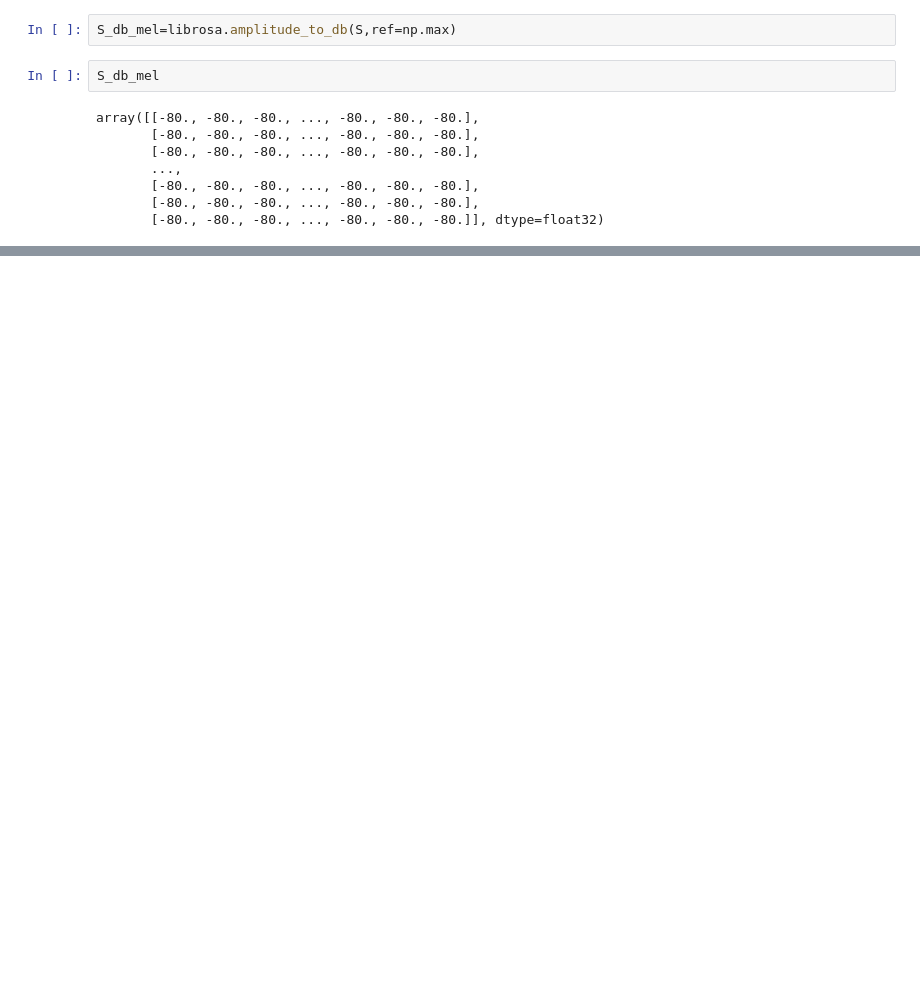
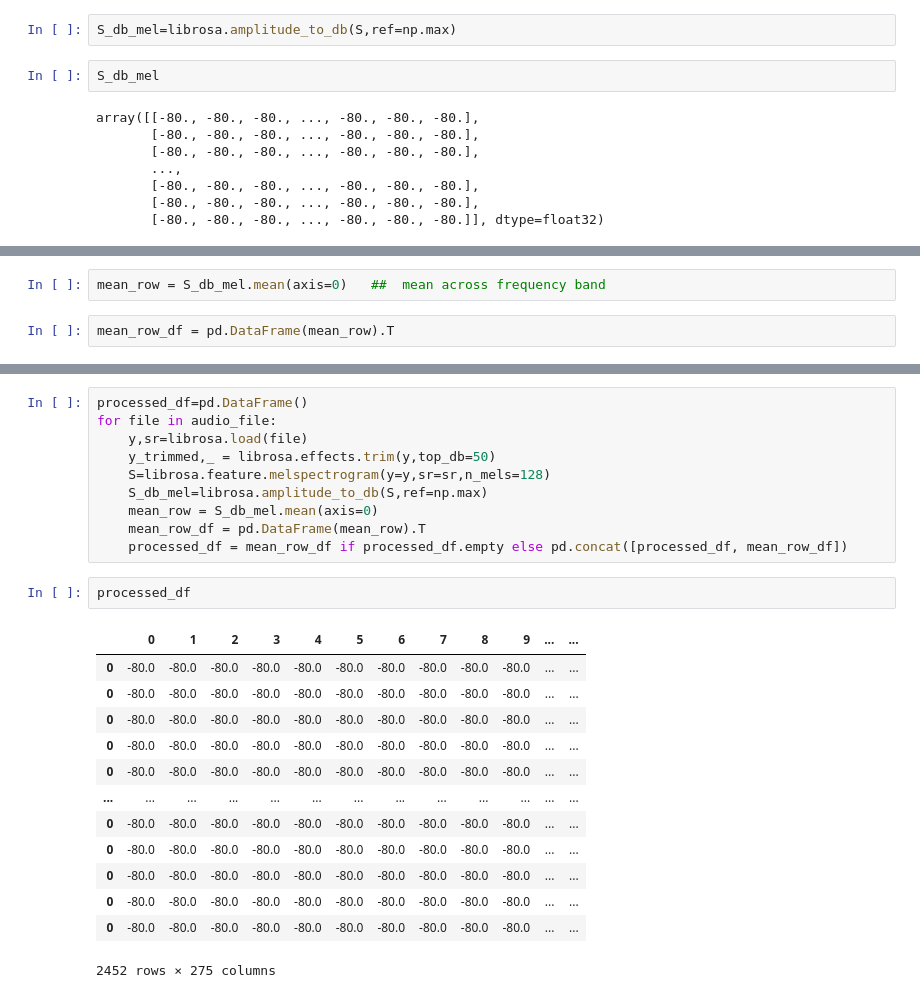
Before and after one commit to Gemini2Face/speech-emotion-identification, a Jupyter notebook: audio preprocessing using librosa.ipynb, the cells around one changed output, grey strips where cells are left out. Cells and saved outputs as stored; diff of their text form; blank space fills up the shorter version.

```diff
--- a/audio preprocessing using librosa.ipynb
+++ b/audio preprocessing using librosa.ipynb
@@ -94,0 +105,4 @@ plt.show()
+# %%
+mean_row = S_db_mel.mean(axis=0)   ##  mean across frequency band
+# %%
+mean_row_df = pd.DataFrame(mean_row).T
@@ -94,0 +115,26 @@ plt.show()
+# %%
+processed_df=pd.DataFrame()
+for file in audio_file:
+    y,sr=librosa.load(file)
+    y_trimmed,_ = librosa.effects.trim(y,top_db=50)
+    S=librosa.feature.melspectrogram(y=y,sr=sr,n_mels=128)
+    S_db_mel=librosa.amplitude_to_db(S,ref=np.max)
+    mean_row = S_db_mel.mean(axis=0)
+    mean_row_df = pd.DataFrame(mean_row).T
+    processed_df = mean_row_df if processed_df.empty else pd.concat([processed_df, mean_row_df])
+# %%
+processed_df
+# %% [output]
+|  | 0 | 1 | 2 | 3 | 4 | 5 | 6 | 7 | 8 | 9 | ... | ... |
+| 0 | -80.0 | -80.0 | -80.0 | -80.0 | -80.0 | -80.0 | -80.0 | -80.0 | -80.0 | -80.0 | ... | ... |
+| 0 | -80.0 | -80.0 | -80.0 | -80.0 | -80.0 | -80.0 | -80.0 | -80.0 | -80.0 | -80.0 | ... | ... |
+| 0 | -80.0 | -80.0 | -80.0 | -80.0 | -80.0 | -80.0 | -80.0 | -80.0 | -80.0 | -80.0 | ... | ... |
+| 0 | -80.0 | -80.0 | -80.0 | -80.0 | -80.0 | -80.0 | -80.0 | -80.0 | -80.0 | -80.0 | ... | ... |
+| 0 | -80.0 | -80.0 | -80.0 | -80.0 | -80.0 | -80.0 | -80.0 | -80.0 | -80.0 | -80.0 | ... | ... |
+| ... | ... | ... | ... | ... | ... | ... | ... | ... | ... | ... | ... | ... |
+| 0 | -80.0 | -80.0 | -80.0 | -80.0 | -80.0 | -80.0 | -80.0 | -80.0 | -80.0 | -80.0 | ... | ... |
+| 0 | -80.0 | -80.0 | -80.0 | -80.0 | -80.0 | -80.0 | -80.0 | -80.0 | -80.0 | -80.0 | ... | ... |
+| 0 | -80.0 | -80.0 | -80.0 | -80.0 | -80.0 | -80.0 | -80.0 | -80.0 | -80.0 | -80.0 | ... | ... |
+| 0 | -80.0 | -80.0 | -80.0 | -80.0 | -80.0 | -80.0 | -80.0 | -80.0 | -80.0 | -80.0 | ... | ... |
+| 0 | -80.0 | -80.0 | -80.0 | -80.0 | -80.0 | -80.0 | -80.0 | -80.0 | -80.0 | -80.0 | ... | ... |
+2452 rows × 275 columns
```
Also changed, not shown: parts of 4 cells of this notebook.
